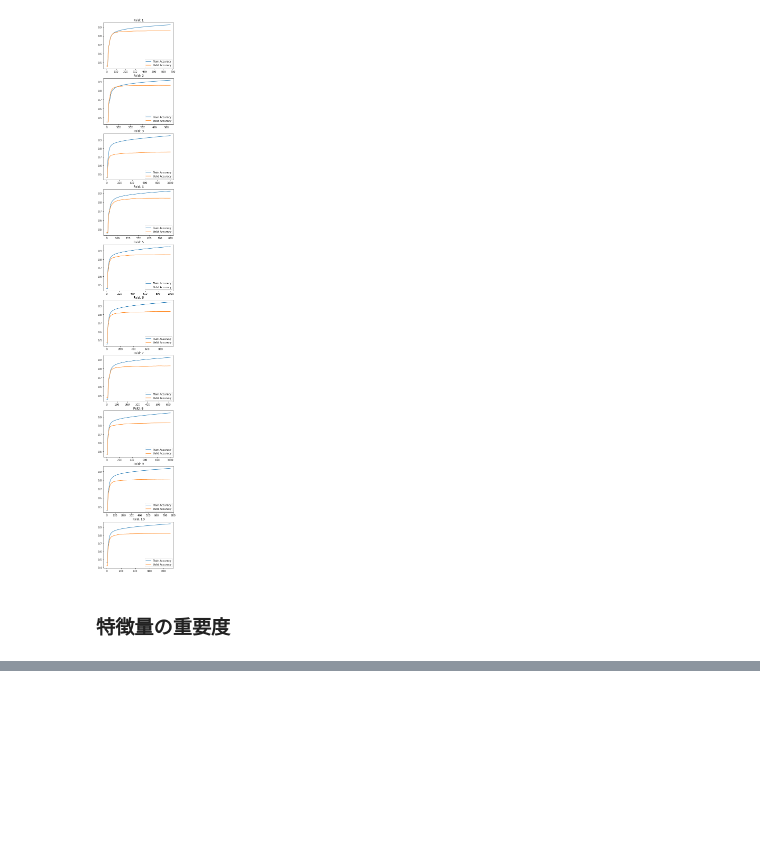
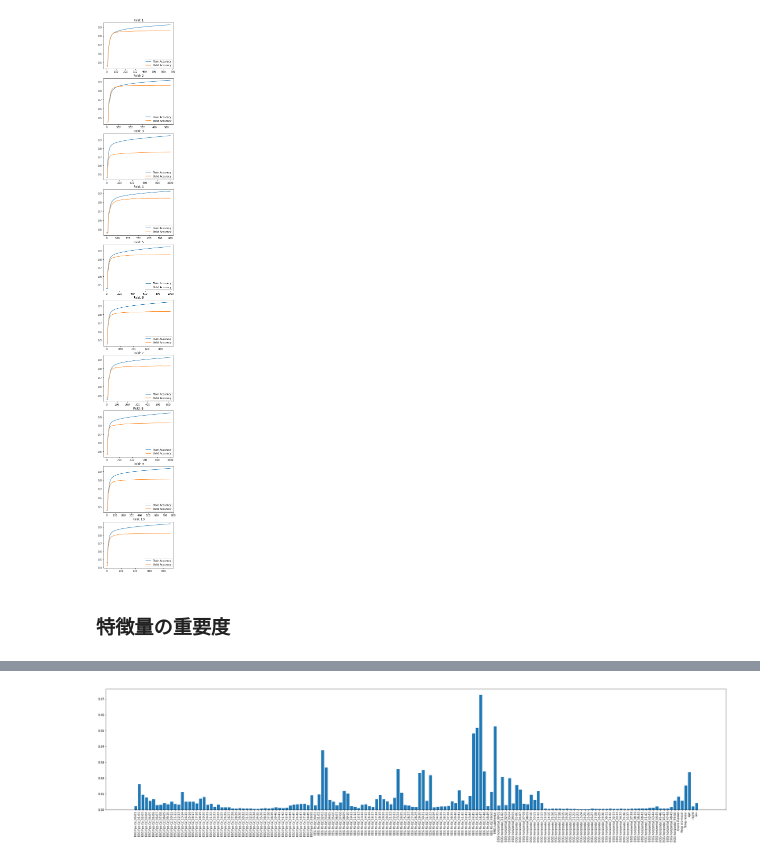
Before and after one commit to Sato-Daichi/Sleep_Stage_Detection, a Jupyter notebook: notebooks/tabular.ipynb, the cells around one changed output, grey strips where cells are left out. Cells and saved outputs as stored; diff of their text form; code cells hidden in the pictures; blank space fills up the shorter version.

```diff
--- a/notebooks/tabular.ipynb
+++ b/notebooks/tabular.ipynb
@@ -286,0 +287,11 @@ plt.show()
+# %%
+# indexでソートして表示
+sorted_importance = importance.sort_index()
+
+plt.figure(figsize=(40, 8))
+plt.bar(sorted_importance.index, sorted_importance.importance)
+plt.xticks(sorted_importance.index, rotation=90)
+plt.savefig(DATA_DIR / "importance_plot/exp05_sort_index.jpg", dpi=200)
+plt.show()
+# %% [output]
+[figure, added]
```
Also changed, not shown: parts of 2 cells of this notebook, 2 other files.
